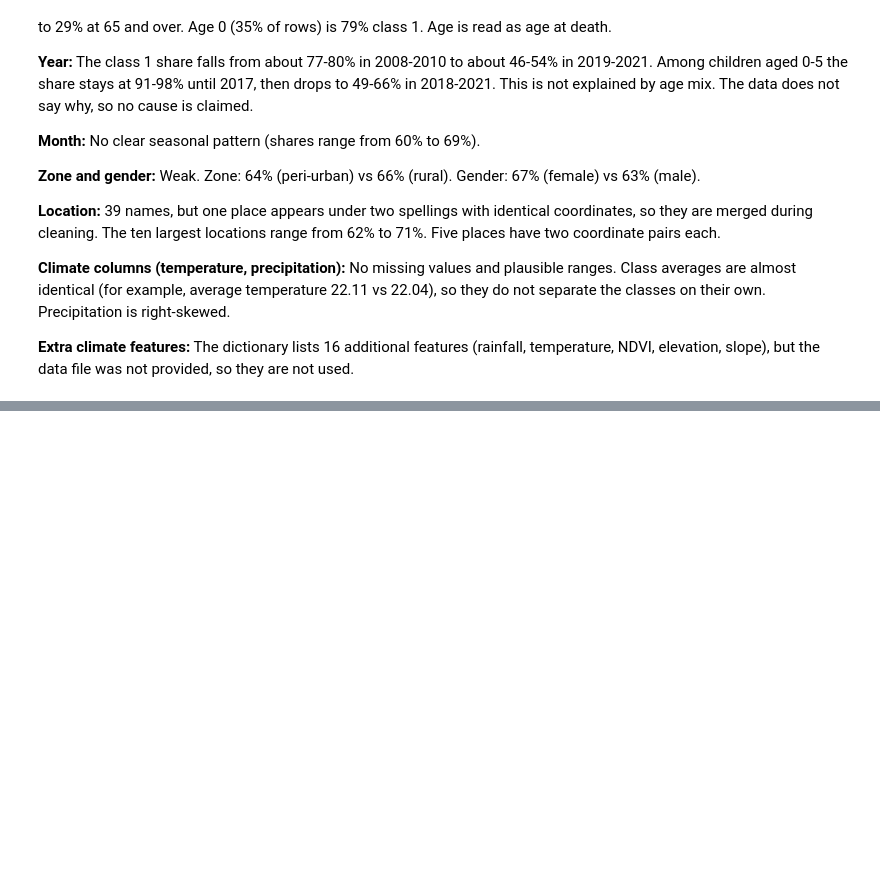
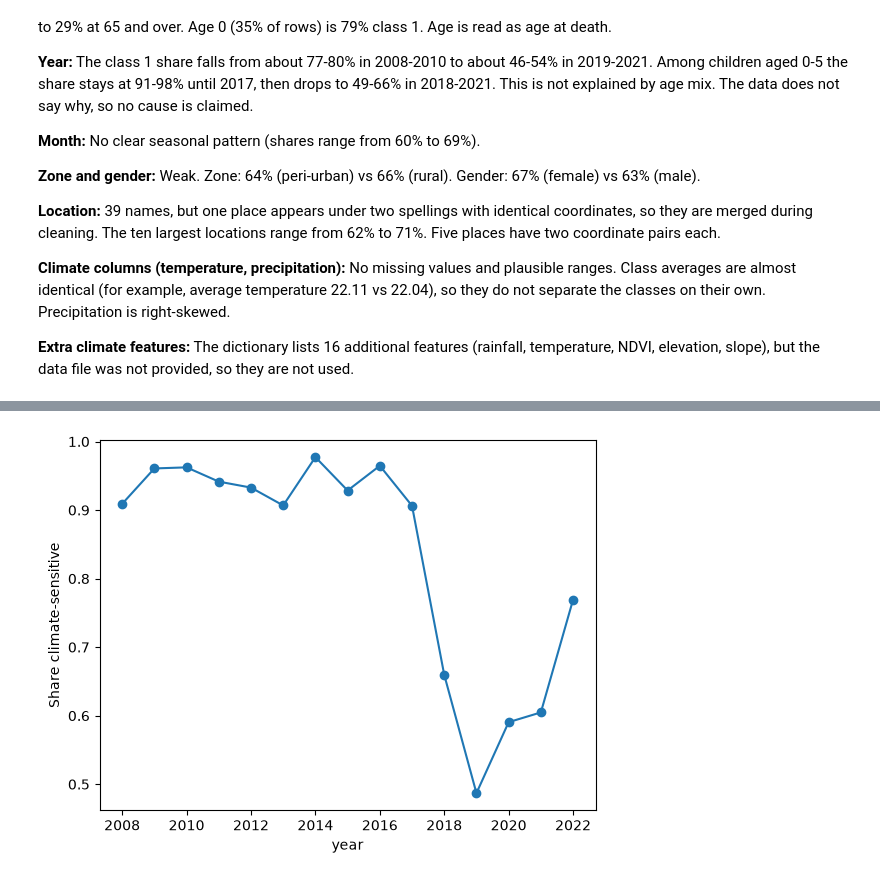
Before and after one commit to godfreymiracle-cmd/climate-risk-health-prediction, a Jupyter notebook: Climate-Sensitive Mortality Prediction.ipynb, the cells around one changed output, grey strips where cells are left out. Saved outputs shown, nothing was run; the diff lists cells and outputs as text; code cells hidden in the pictures; blank space fills up the shorter version.

```diff
--- a/Climate-Sensitive Mortality Prediction.ipynb
+++ b/Climate-Sensitive Mortality Prediction.ipynb
@@ -351,0 +427,7 @@ train.groupby('is_climate_sensitive')[['avg_temperature', 'max_temperature', 'mi
+# %%
+# Line chart of class 1 share by year for children aged 0 to 5
+train[train['age'] <= 5].groupby('year')['is_climate_sensitive'].mean().plot(marker='o')
+plt.ylabel('Share climate-sensitive')
+plt.show()
+# %% [output]
+[figure, added]
```
Also changed, not shown: parts of 12 cells of this notebook.
